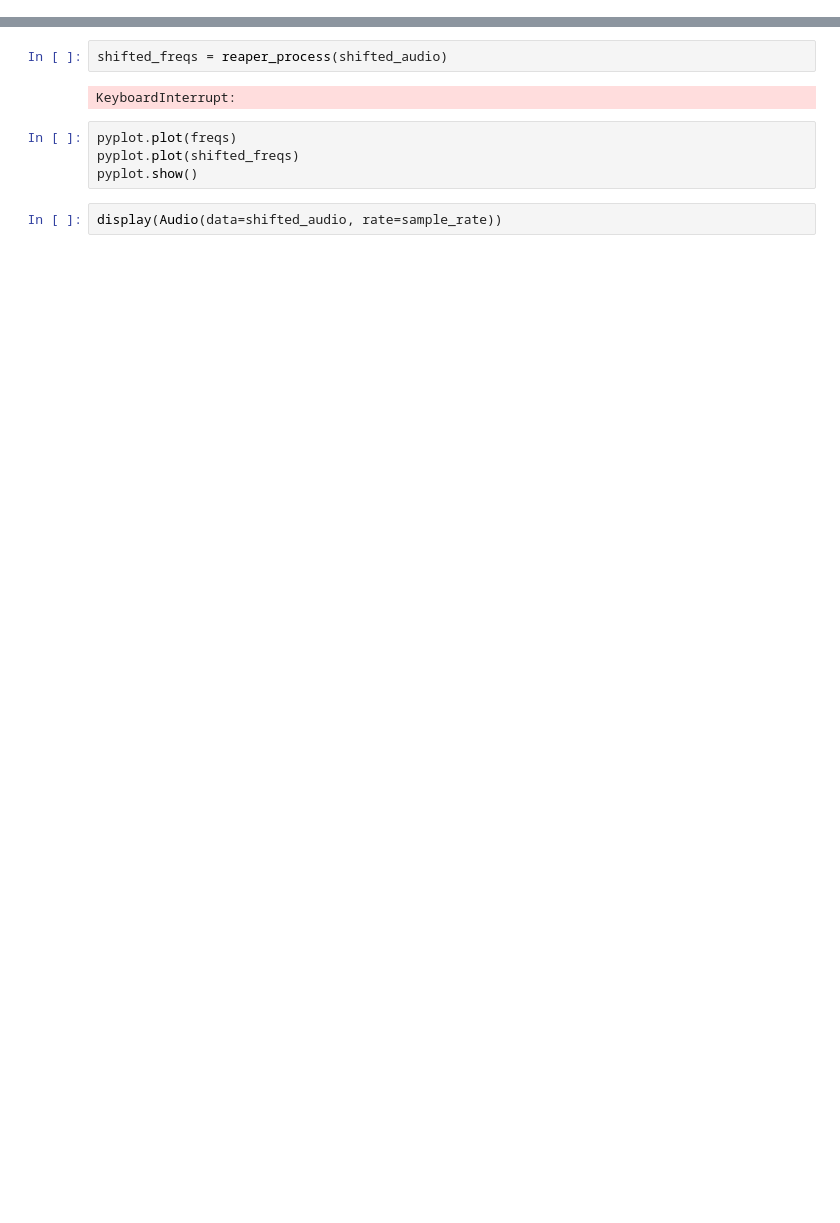
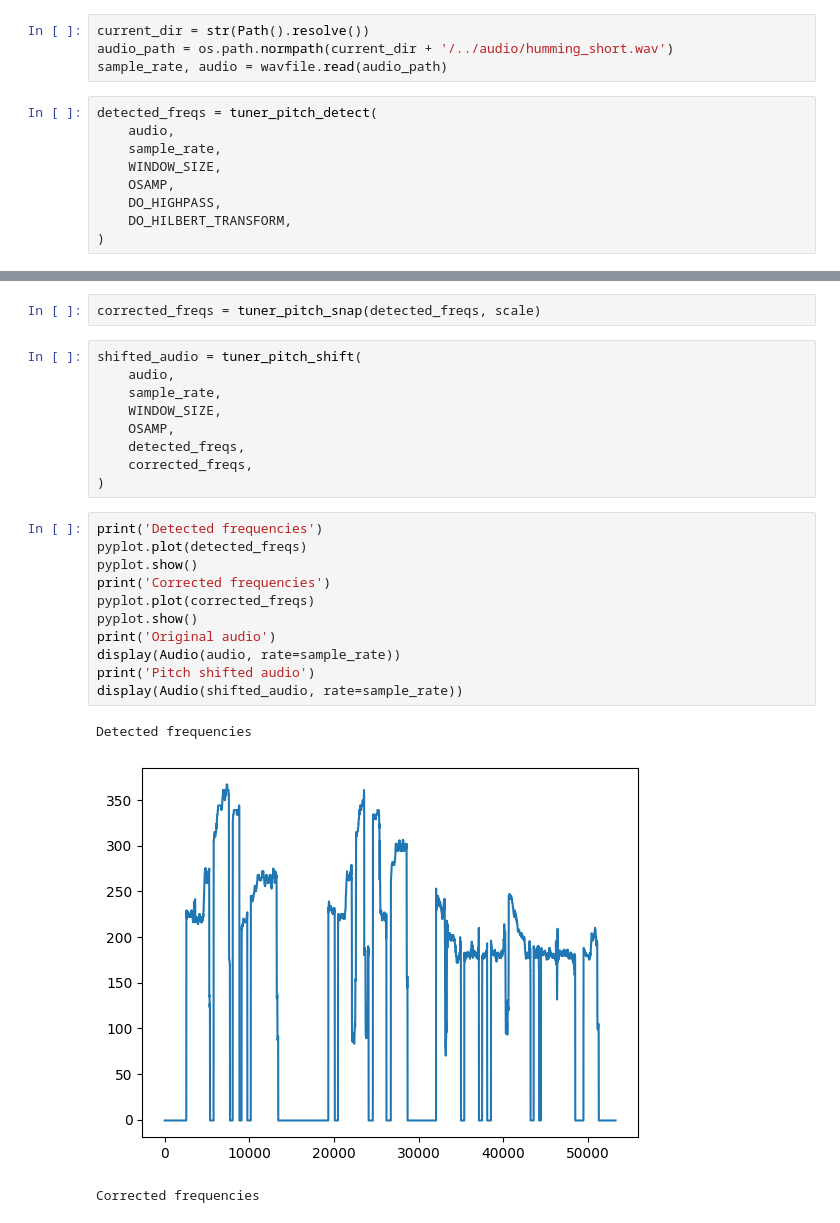
Before and after one commit to alexcrist/autotone, a Jupyter notebook: jupyter/voice.ipynb, the cells around one changed output, grey strips where cells are left out. Saved outputs shown, nothing was run; the diff lists cells and outputs as text; blank space fills up the shorter version.

```diff
--- a/jupyter/voice.ipynb
+++ b/jupyter/voice.ipynb
@@ -35,3 +18,16 @@ pyplot.show()
+# %%
+current_dir = str(Path().resolve())
+audio_path = os.path.normpath(current_dir + '/../audio/humming_short.wav')
+sample_rate, audio = wavfile.read(audio_path)
+# %%
+detected_freqs = tuner_pitch_detect(
+    audio,
+    sample_rate,
+    WINDOW_SIZE,
+    OSAMP,
+    DO_HIGHPASS,
+    DO_HILBERT_TRANSFORM,
+)
 # %%
 c_major = ['C', 'D', 'E', 'F', 'G', 'A', 'B']
 min_octave = -8
@@ -91,10 +39,26 @@ shifted_audio = tuner_reassemble_windows(new_windows, window_length, osamp)
-# %%
-shifted_freqs = reaper_process(shifted_audio)
-# %% [output]
-KeyboardInterrupt:
-# %%
-pyplot.plot(freqs)
-pyplot.plot(shifted_freqs)
-pyplot.show()
-# %%
-display(Audio(data=shifted_audio, rate=sample_rate))
+# %%
+corrected_freqs = tuner_pitch_snap(detected_freqs, scale)
+# %%
+shifted_audio = tuner_pitch_shift(
+    audio,
+    sample_rate,
+    WINDOW_SIZE,
+    OSAMP,
+    detected_freqs,
+    corrected_freqs,
+)
+# %%
+print('Detected frequencies')
+pyplot.plot(detected_freqs)
+pyplot.show()
+print('Corrected frequencies')
+pyplot.plot(corrected_freqs)
+pyplot.show()
+print('Original audio')
+display(Audio(audio, rate=sample_rate))
+print('Pitch shifted audio')
+display(Audio(shifted_audio, rate=sample_rate))
+# %% [output]
+Detected frequencies
+[figure, added]
+Corrected frequencies
```
Also changed, not shown: parts of 12 cells of this notebook, 16 other files.
